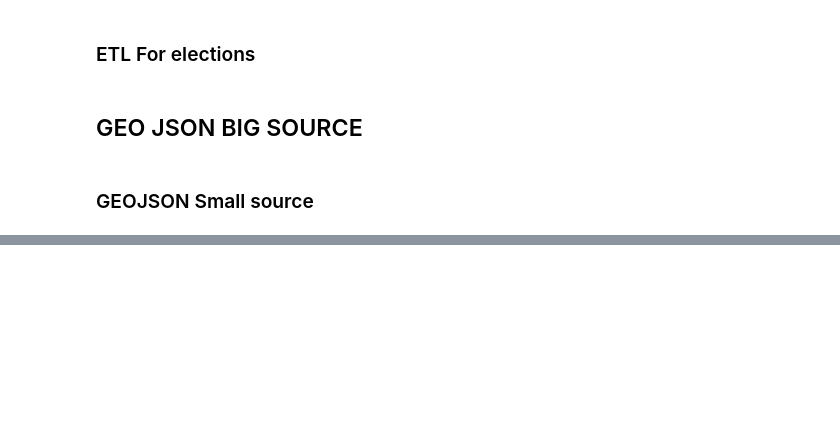
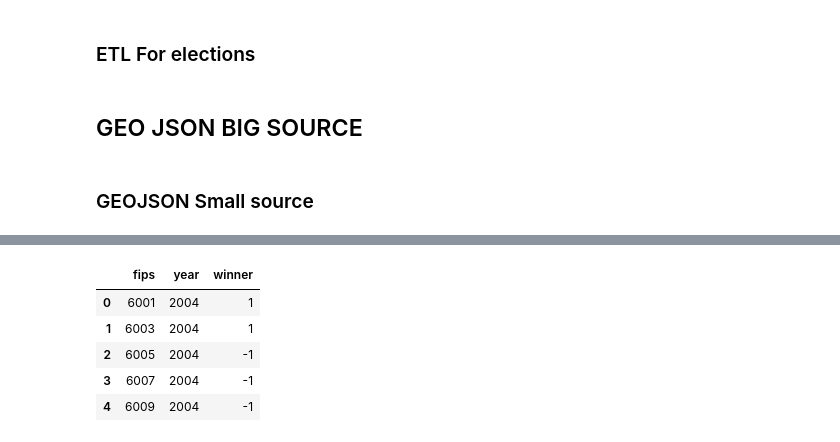
Before and after one commit to mavsanchez/united-states-elections-project2, a Jupyter notebook: elections_etl.ipynb, the cells around one changed output, grey strips where cells are left out. Saved outputs shown, nothing was run; the diff lists cells and outputs as text; code cells hidden in the pictures; blank space fills up the shorter version.

```diff
--- a/elections_etl.ipynb
+++ b/elections_etl.ipynb
@@ -179,0 +182,11 @@ geojson_pd.head(10)
+# %%
+results_file = "etl/california-results.csv"
+results_df = pd.read_csv(results_file, encoding="utf-8")
+results_df.head()
+# %% [output]
+|  | fips | year | winner |
+| 0 | 6001 | 2004 | 1 |
+| 1 | 6003 | 2004 | 1 |
+| 2 | 6005 | 2004 | -1 |
+| 3 | 6007 | 2004 | -1 |
+| 4 | 6009 | 2004 | -1 |
```
Also changed, not shown: parts of 6 cells of this notebook, 6 other files.
